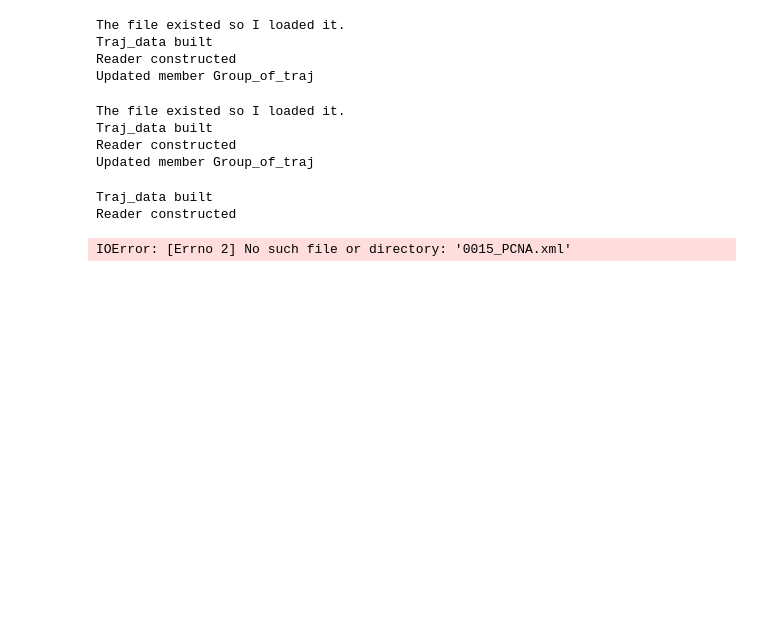
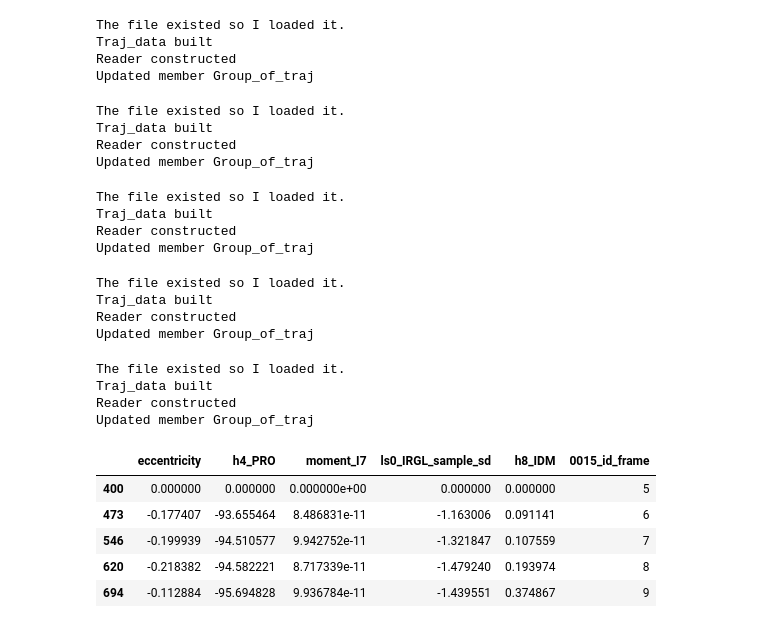
Before and after one commit to PeterJackNaylor/InternWork2, a Jupyter notebook: Normalization.ipynb, the cells around one changed output. Saved outputs shown, nothing was run; the diff lists cells and outputs as text; code cells hidden in the pictures; blank space fills up the shorter version.

```diff
--- a/Normalization.ipynb
+++ b/Normalization.ipynb
@@ -32,7 +35,8 @@ num_str="0015"  ## Well name
 
 if os.path.isfile("H2B_U_F_0.csv"):
     print "The file existed so I loaded it."
-    H2B_U_F_0 = Traj_data(file_name="H2B_U_F_0.csv",pkl_traj_file="/home/pubuntu/Documents/InternWork2/Pkl_file")
+    H2B_U_F_0 = Traj_data(file_name="H2B_U_F_0.csv")#,pkl_traj_file="/home/pubuntu/Documents/InternWork2/Pkl_file")
+    H2B_U_F_0.caract="Unnormalized"
 
 else:
     H2B_U_F_0=Traj_data()
@@ -51,7 +55,7 @@ else:
     H2B_U_F_0.renaming_and_merge()
     ## renaming the labels to have G1=="1", S=="S", G2=="2" and M=="M"
     #This procedure may take a long time.
-
+    H2B_U_F_0.caract="Unnormalized"
     H2B_U_F_0.data.to_csv('H2B_U_F_0.csv',index=False,header=True)
 # %% [output]
 The file existed so I loaded it.
@@ -63,8 +67,8 @@ Updated member Group_of_traj
 
 if os.path.isfile("H2B_N_F_0.csv"):
     print "The file existed so I loaded it."
-    H2B_N_F_0 = Traj_data(file_name="H2B_N_F_0.csv",pkl_traj_file="/home/pubuntu/Documents/InternWork2/Pkl_file")
-
+    H2B_N_F_0 = Traj_data(file_name="H2B_N_F_0.csv")#,pkl_traj_file="/home/pubuntu/Documents/InternWork2/Pkl_file")
+    H2B_N_F_0.caract="Normalized by divided by first element"
 else:
     H2B_N_F_0=Traj_data()
 
@@ -84,6 +88,7 @@ else:
     H2B_N_F_0.renaming_and_merge()
     ## renaming the labels to have G1=="1", S=="S", G2=="2" and M=="M"
     #This procedure may take a long time.
+    H2B_N_F_0.caract="Normalized by divided by first element"
 
     H2B_N_F_0.data.to_csv('H2B_N_F_0.csv',index=False,header=True)
 # %% [output]
@@ -96,10 +101,11 @@ Updated member Group_of_traj
 
 if os.path.isfile("H2B_N_D_0.csv"):
     print "The file existed so I loaded it."
-    H2B_N_D_0 = Traj_data(file_name="H2B_N_D_0.csv",pkl_traj_file="/home/pubuntu/Documents/InternWork2/Pkl_file")
+    H2B_N_D_0 = Traj_data(file_name="H2B_N_D_0.csv")#,pkl_traj_file="/home/pubuntu/Documents/InternWork2/Pkl_file")
+    H2B_N_D_0.caract="Normalized by subtracted by first element"
 
 else:
-    H2B_N_D_0=Traj_data(pkl_traj_file="/home/pubuntu/Documents/InternWork2/Pkl_file")
+    H2B_N_D_0=Traj_data()#(pkl_traj_file="/home/pubuntu/Documents/InternWork2/Pkl_file")
 
     H2B_N_D_0.extracting(num_str,"both_channels_0015.hdf5",'primary')
     ## Extracting the hdf5 file for the primary channel (H2b)
@@ -117,21 +123,24 @@ else:
     H2B_N_D_0.renaming_and_merge()
     ## renaming the labels to have G1=="1", S=="S", G2=="2" and M=="M"
     #This procedure may take a long time.
+    H2B_N_D_0.caract="Normalized by subtracted by first element"
 
     H2B_N_D_0.data.to_csv('H2B_N_D_0.csv',index=False,header=True)
 # %% [output]
+The file existed so I loaded it.
 Traj_data built
 Reader constructed
+Updated member Group_of_traj
-IOError: [Errno 2] No such file or directory: '0015_PCNA.xml'
 # %%
 ## Well name
 
 if os.path.isfile("H2B_N_D_A.csv"):
     print "The file existed so I loaded it."
-    H2B_N_D_A = Traj_data(file_name="H2B_N_D_A.csv",pkl_traj_file="/home/pubuntu/Documents/InternWork2/Pkl_file")
+    H2B_N_D_A = Traj_data(file_name="H2B_N_D_A.csv")#,pkl_traj_file="/home/pubuntu/Documents/InternWork2/Pkl_file")
+    H2B_N_D_A.caract="Normalized by subtracted by average"
 
 else:
-    H2B_N_D_A=Traj_data(pkl_traj_file="/home/pubuntu/Documents/InternWork2/Pkl_file")
+    H2B_N_D_A=Traj_data()#(pkl_traj_file="/home/pubuntu/Documents/InternWork2/Pkl_file")
 
     H2B_N_D_A.extracting(num_str,"both_channels_0015.hdf5",'primary')
     ## Extracting the hdf5 file for the primary channel (H2b)
@@ -149,17 +158,23 @@ else:
     H2B_N_D_A.renaming_and_merge()
     ## renaming the labels to have G1=="1", S=="S", G2=="2" and M=="M"
     #This procedure may take a long time.
+    H2B_N_D_A.caract="Normalized by subtracted by average"
 
     H2B_N_D_A.data.to_csv('H2B_N_D_A.csv',index=False,header=True)
+# %% [output]
+The file existed so I loaded it.
+Traj_data built
+Reader constructed
+Updated member Group_of_traj
 # %%
 ## Well name
 
 if os.path.isfile("H2B_N_F_A.csv"):
     print "The file existed so I loaded it."
-    H2B_N_F_A = Traj_data(file_name="H2B_N_F_A.csv",pkl_traj_file="/home/pubuntu/Documents/InternWork2/Pkl_file")
-
+    H2B_N_F_A = Traj_data(file_name="H2B_N_F_A.csv")#,pkl_traj_file="/home/pubuntu/Documents/InternWork2/Pkl_file")
+    H2B_N_F_A.caract="Normalized by dividing by average"
 else:
-    H2B_N_F_A=Traj_data(pkl_traj_file="/home/pubuntu/Documents/InternWork2/Pkl_file")
+    H2B_N_F_A=Traj_data()#(pkl_traj_file="/home/pubuntu/Documents/InternWork2/Pkl_file")
 
     H2B_N_F_A.extracting(num_str,"both_channels_0015.hdf5",'primary')
     ## Extracting the hdf5 file for the primary channel (H2b)
@@ -177,5 +192,24 @@ else:
     H2B_N_F_A.renaming_and_merge()
     ## renaming the labels to have G1=="1", S=="S", G2=="2" and M=="M"
     #This procedure may take a long time.
+    H2B_N_F_A.caract="Normalized by dividing by average"
 
     H2B_N_F_A.data.to_csv('H2B_N_F_A.csv',index=False,header=True)
+# %% [output]
+The file existed so I loaded it.
+Traj_data built
+Reader constructed
+Updated member Group_of_traj
+# %%
+_rand_index_train=(random.sample(H2B_N_D_0.train.index,5))
+_rand_col  = random.sample(H2B_N_D_0.names,5)
+traj=0
+obj=H2B_N_D_0
+obj.data.ix[obj.data["traj"]==traj,_rand_col+[num_str+"_id_frame"]].head()
+# %% [output]
+|  | eccentricity | h4_PRO | moment_I7 | ls0_IRGL_sample_sd | h8_IDM | 0015_id_frame |
+| 400 | 0.000000 | 0.000000 | 0.000000e+00 | 0.000000 | 0.000000 | 5 |
+| 473 | -0.177407 | -93.655464 | 8.486831e-11 | -1.163006 | 0.091141 | 6 |
+| 546 | -0.199939 | -94.510577 | 9.942752e-11 | -1.321847 | 0.107559 | 7 |
+| 620 | -0.218382 | -94.582221 | 8.717339e-11 | -1.479240 | 0.193974 | 8 |
+| 694 | -0.112884 | -95.694828 | 9.936784e-11 | -1.439551 | 0.374867 | 9 |
```
Also changed, not shown: parts of 10 cells of this notebook, 2 other files.
